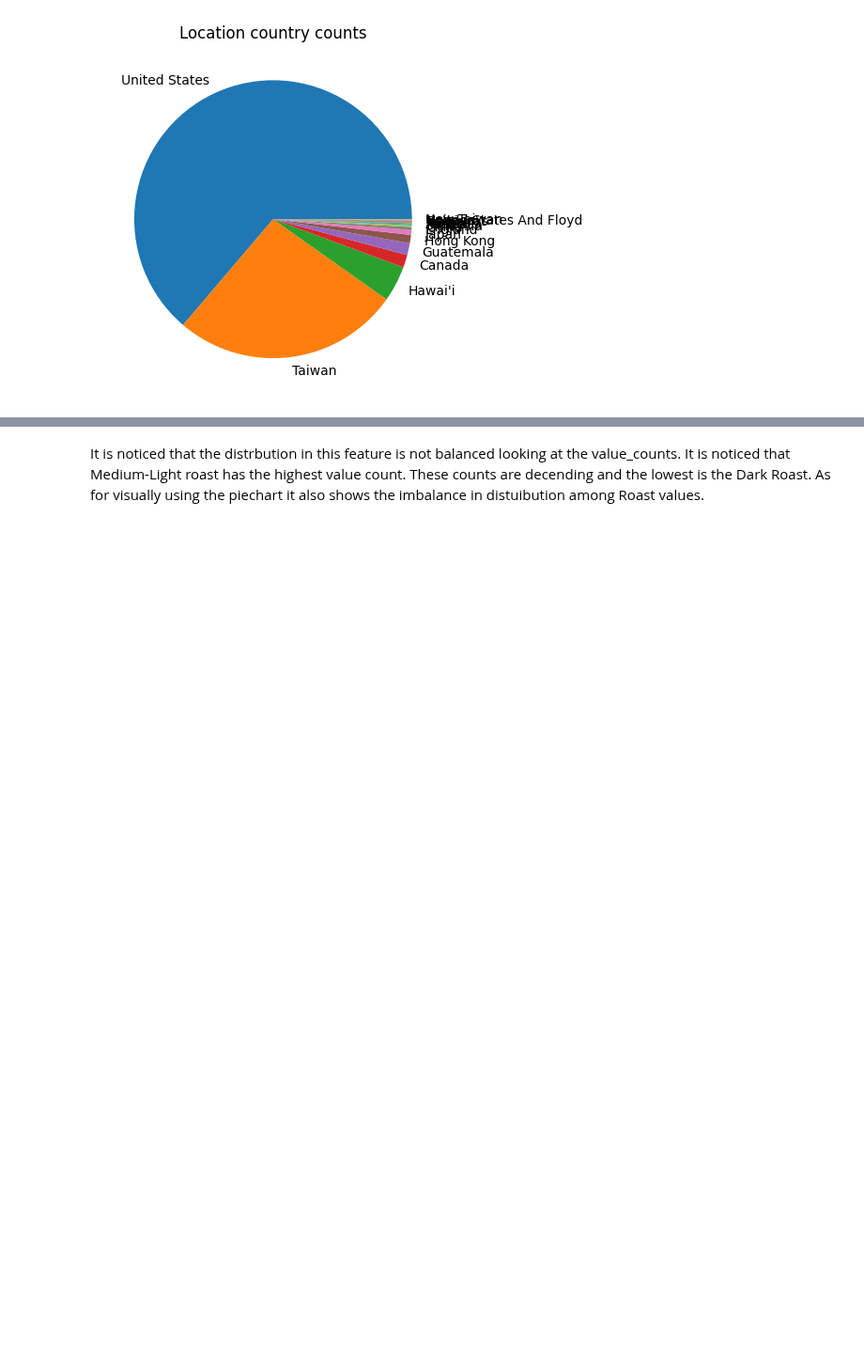
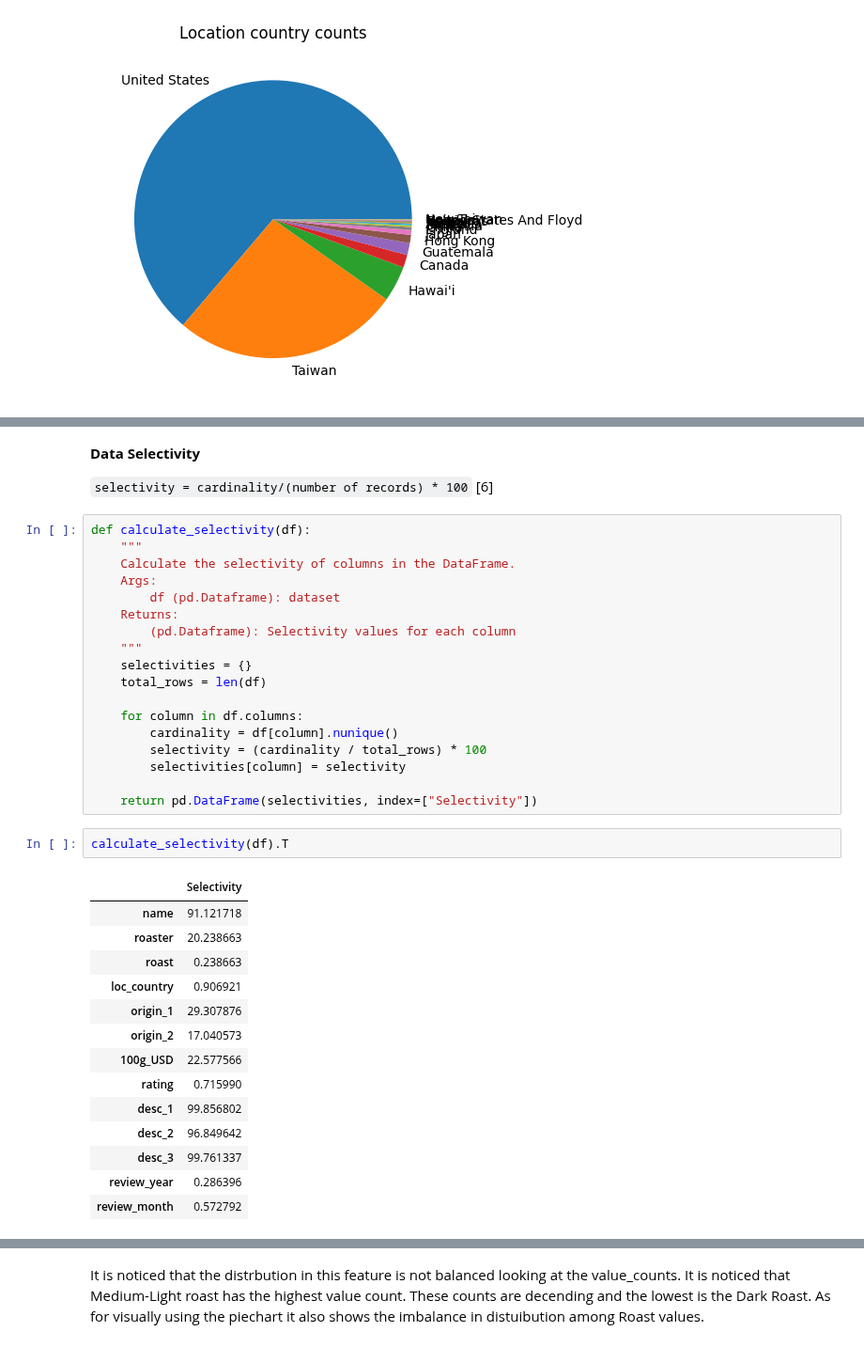
Before and after one commit to sondosaabed/SP.TOP-Data-Science-and-Analytics, a Jupyter notebook: Assignments/A4/1190652_A4.ipynb, the cells around one changed output, grey strips where cells are left out. Shown at 94% size. Saved outputs shown, nothing was run; the diff lists cells and outputs as text; blank space fills up the shorter version.

```diff
--- a/Assignments/A4/1190652_A4.ipynb
+++ b/Assignments/A4/1190652_A4.ipynb
@@ -416,0 +484,39 @@ Text(0.5, 1.0, 'Location country counts')
+# %% [markdown]
+<b>Data Selectivity</b>
+
+`selectivity = cardinality/(number of records) * 100` [6]
+# %%
+def calculate_selectivity(df):
+    """
+    Calculate the selectivity of columns in the DataFrame.
+    Args:
+        df (pd.Dataframe): dataset
+    Returns:
+        (pd.Dataframe): Selectivity values for each column
+    """
+    selectivities = {}
+    total_rows = len(df)
+
+    for column in df.columns:
+        cardinality = df[column].nunique()
+        selectivity = (cardinality / total_rows) * 100
+        selectivities[column] = selectivity
+
+    return pd.DataFrame(selectivities, index=["Selectivity"])
+# %%
+calculate_selectivity(df).T
+# %% [output]
+|  | Selectivity |
+| name | 91.121718 |
+| roaster | 20.238663 |
+| roast | 0.238663 |
+| loc_country | 0.906921 |
+| origin_1 | 29.307876 |
+| origin_2 | 17.040573 |
+| 100g_USD | 22.577566 |
+| rating | 0.715990 |
+| desc_1 | 99.856802 |
+| desc_2 | 96.849642 |
+| desc_3 | 99.761337 |
+| review_year | 0.286396 |
+| review_month | 0.572792 |
```
Also changed, not shown: parts of 61 cells of this notebook.
